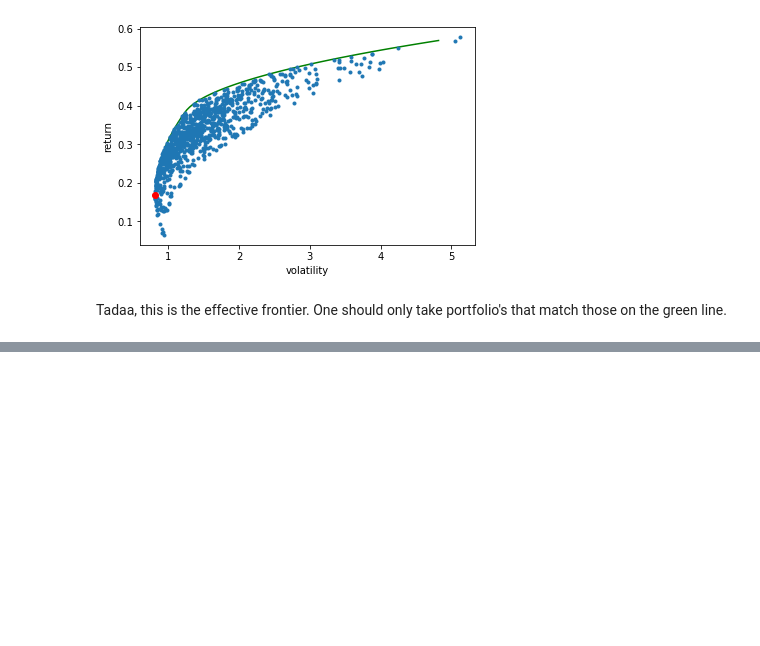
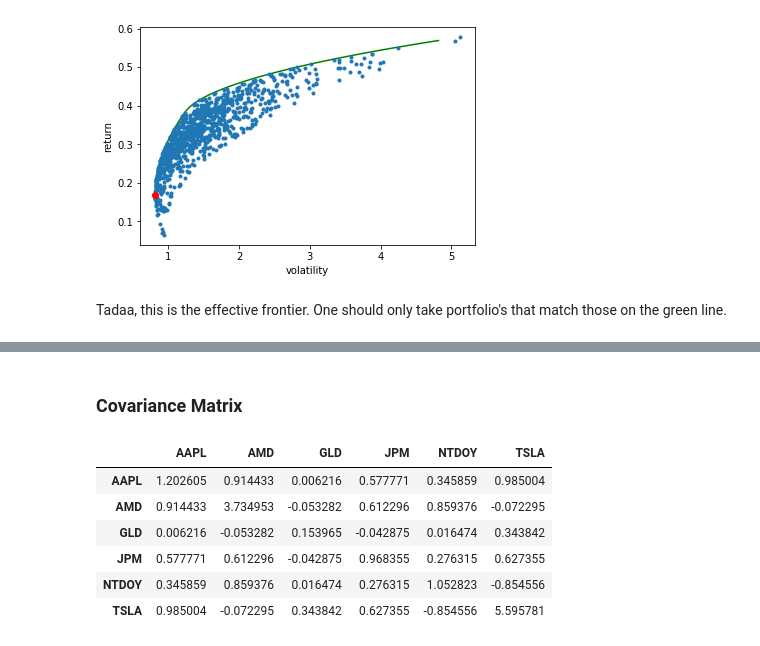
Before and after one commit to AlexanderTrap/Finance-Problemsets, a Jupyter notebook: Portfolio.ipynb, the cells around one changed output, grey strips where cells are left out. Cells and saved outputs as stored; diff of their text form; code cells hidden in the pictures; blank space fills up the shorter version.

```diff
--- a/Portfolio.ipynb
+++ b/Portfolio.ipynb
@@ -419,0 +447,3 @@ Tadaa, this is the effective frontier. One should only take portfolio's that mat
+# %%
+mreturn=mdata.pct_change()
+yr_return=mreturn.multiply(365/mdata.index.to_series().diff().dt.days, axis="index")
@@ -419,0 +472,13 @@ Tadaa, this is the effective frontier. One should only take portfolio's that mat
+# %% [markdown]
+### Covariance Matrix
+# %%
+covar=yr_return.cov()
+covar
+# %% [output]
+|  | AAPL | AMD | GLD | JPM | NTDOY | TSLA |
+| AAPL | 1.202605 | 0.914433 | 0.006216 | 0.577771 | 0.345859 | 0.985004 |
+| AMD | 0.914433 | 3.734953 | -0.053282 | 0.612296 | 0.859376 | -0.072295 |
+| GLD | 0.006216 | -0.053282 | 0.153965 | -0.042875 | 0.016474 | 0.343842 |
+| JPM | 0.577771 | 0.612296 | -0.042875 | 0.968355 | 0.276315 | 0.627355 |
+| NTDOY | 0.345859 | 0.859376 | 0.016474 | 0.276315 | 1.052823 | -0.854556 |
+| TSLA | 0.985004 | -0.072295 | 0.343842 | 0.627355 | -0.854556 | 5.595781 |
```
Also changed, not shown: parts of 40 cells of this notebook.
